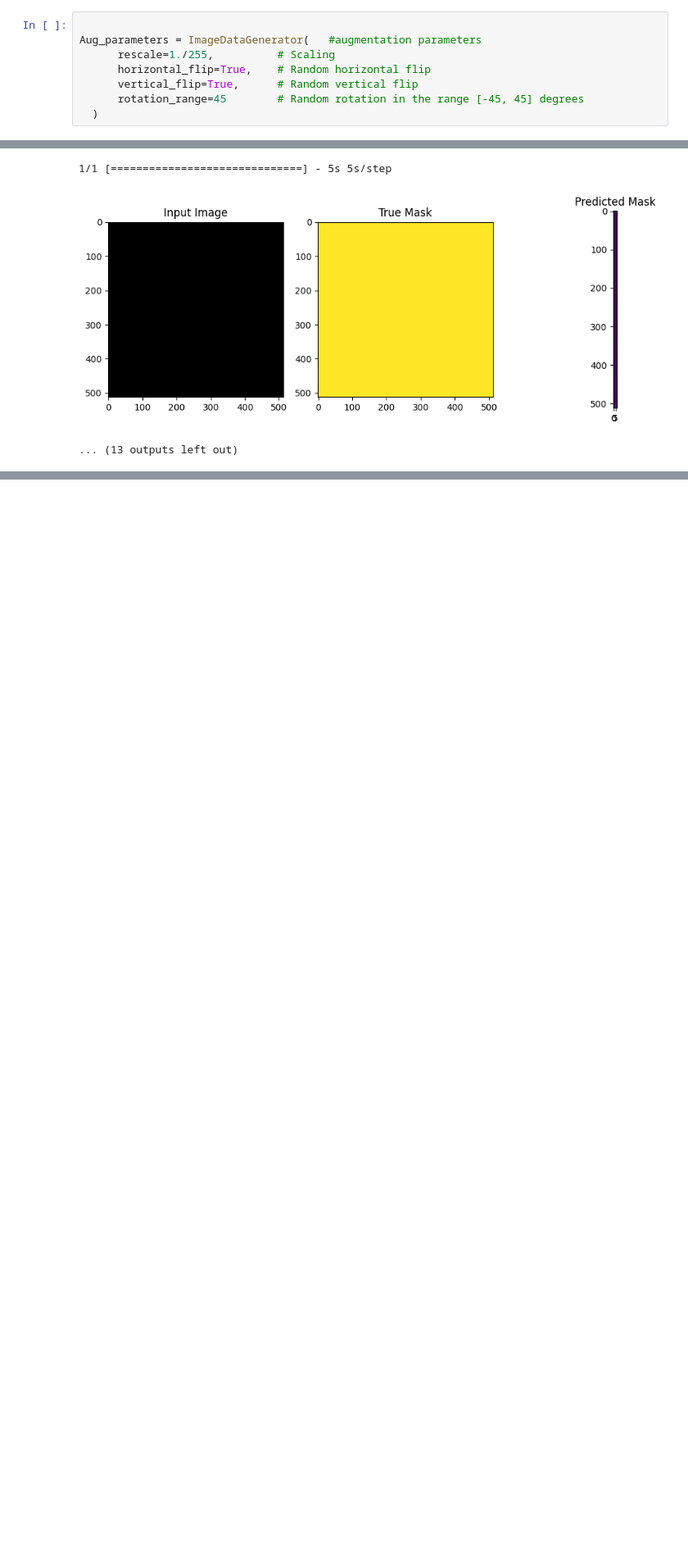
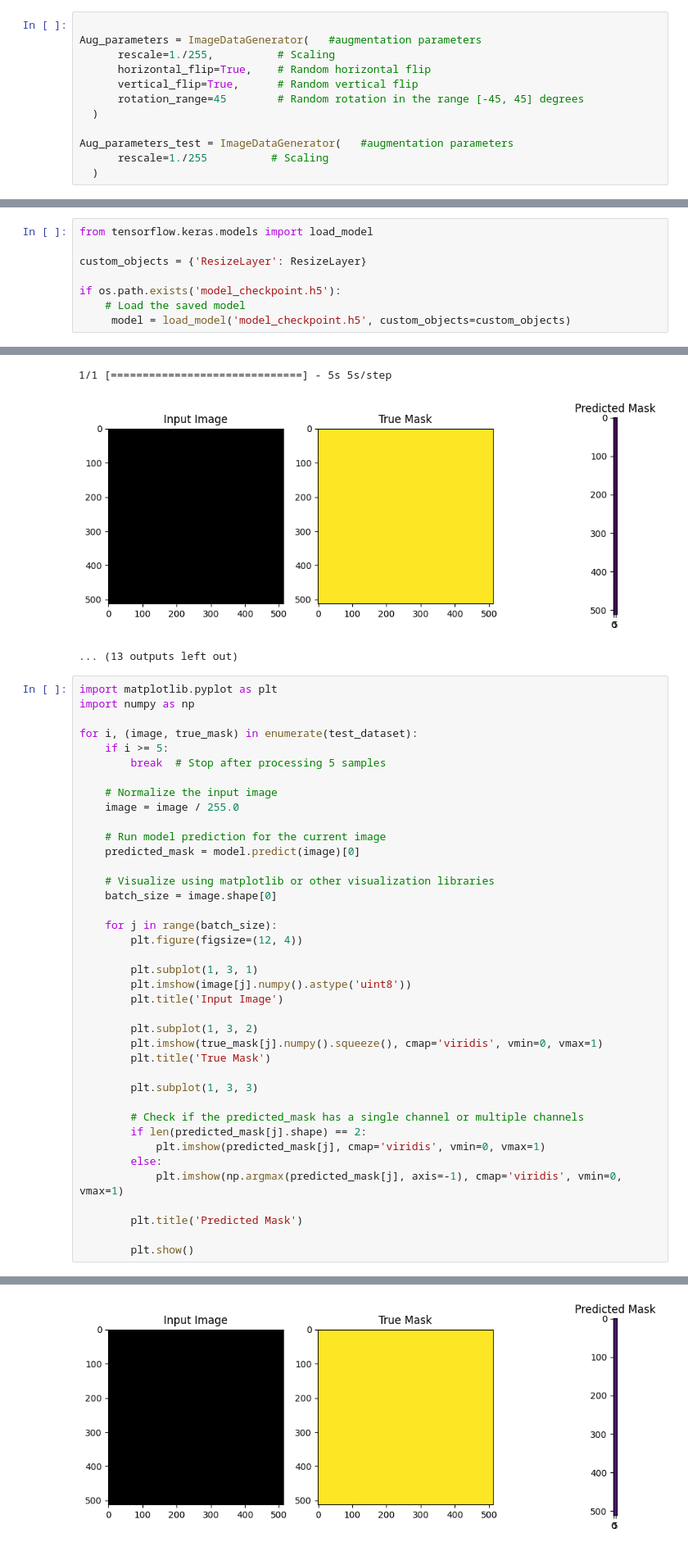
Before and after one commit to GokayToga/FloodNet_Challange-GT, a Jupyter notebook: FloodNet_Challange_GT.ipynb, the cells around one changed output, grey strips where cells are left out. Shown at 82% size. Cells and saved outputs as stored; diff of their text form; blank space fills up the shorter version.

```diff
--- a/FloodNet_Challange_GT.ipynb
+++ b/FloodNet_Challange_GT.ipynb
@@ -205,6 +205,10 @@ Aug_parameters = ImageDataGenerator(   #augmentation parameters
       vertical_flip=True,      # Random vertical flip
       rotation_range=45        # Random rotation in the range [-45, 45] degrees
   )
+
+Aug_parameters_test = ImageDataGenerator(   #augmentation parameters
+      rescale=1./255          # Scaling
+  )
 # %%
 import scipy
 from keras.preprocessing.image import ImageDataGenerator
@@ -618,3 +709,11 @@ predictions = model.predict(test_dataset)
+# %%
+from tensorflow.keras.models import load_model
+
+custom_objects = {'ResizeLayer': ResizeLayer}
+
+if os.path.exists('model_checkpoint.h5'):
+    # Load the saved model
+     model = load_model('model_checkpoint.h5', custom_objects=custom_objects)
 # %% [markdown]
 
 
@@ -740,3 +839,43 @@ for i, (image, true_mask) in enumerate(test_dataset):
 1/1 [==============================] - 5s 5s/step
 [figure]
 ... (13 outputs left out)
+# %%
+import matplotlib.pyplot as plt
+import numpy as np
+
+for i, (image, true_mask) in enumerate(test_dataset):
+    if i >= 5:
+        break  # Stop after processing 5 samples
+
+    # Normalize the input image
+    image = image / 255.0
+
+    # Run model prediction for the current image
+    predicted_mask = model.predict(image)[0]
+
+    # Visualize using matplotlib or other visualization libraries
+    batch_size = image.shape[0]
+
+    for j in range(batch_size):
+        plt.figure(figsize=(12, 4))
+
+        plt.subplot(1, 3, 1)
+        plt.imshow(image[j].numpy().astype('uint8'))
+        plt.title('Input Image')
+
+        plt.subplot(1, 3, 2)
+        plt.imshow(true_mask[j].numpy().squeeze(), cmap='viridis', vmin=0, vmax=1)
+        plt.title('True Mask')
+
+        plt.subplot(1, 3, 3)
+
+        # Check if the predicted_mask has a single channel or multiple channels
+        if len(predicted_mask[j].shape) == 2:
+            plt.imshow(predicted_mask[j], cmap='viridis', vmin=0, vmax=1)
+        else:
+            plt.imshow(np.argmax(predicted_mask[j], axis=-1), cmap='viridis', vmin=0, vmax=1)
+
+        plt.title('Predicted Mask')
+
+        plt.show()
+# %% [output]
@@ -742,0 +883 @@ for i, (image, true_mask) in enumerate(test_dataset):
+[figure, added]
```
Also changed, not shown: parts of 6 cells of this notebook.
